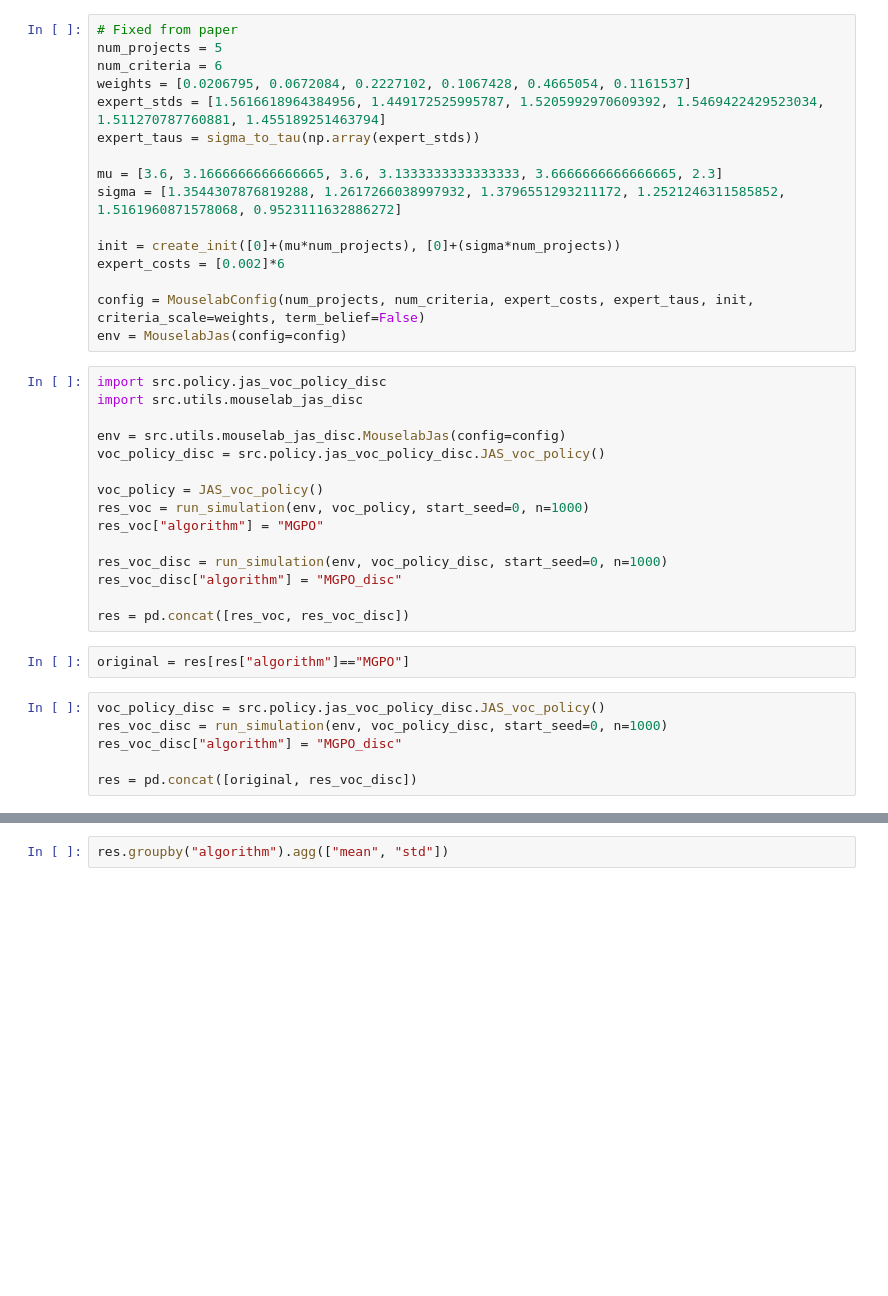
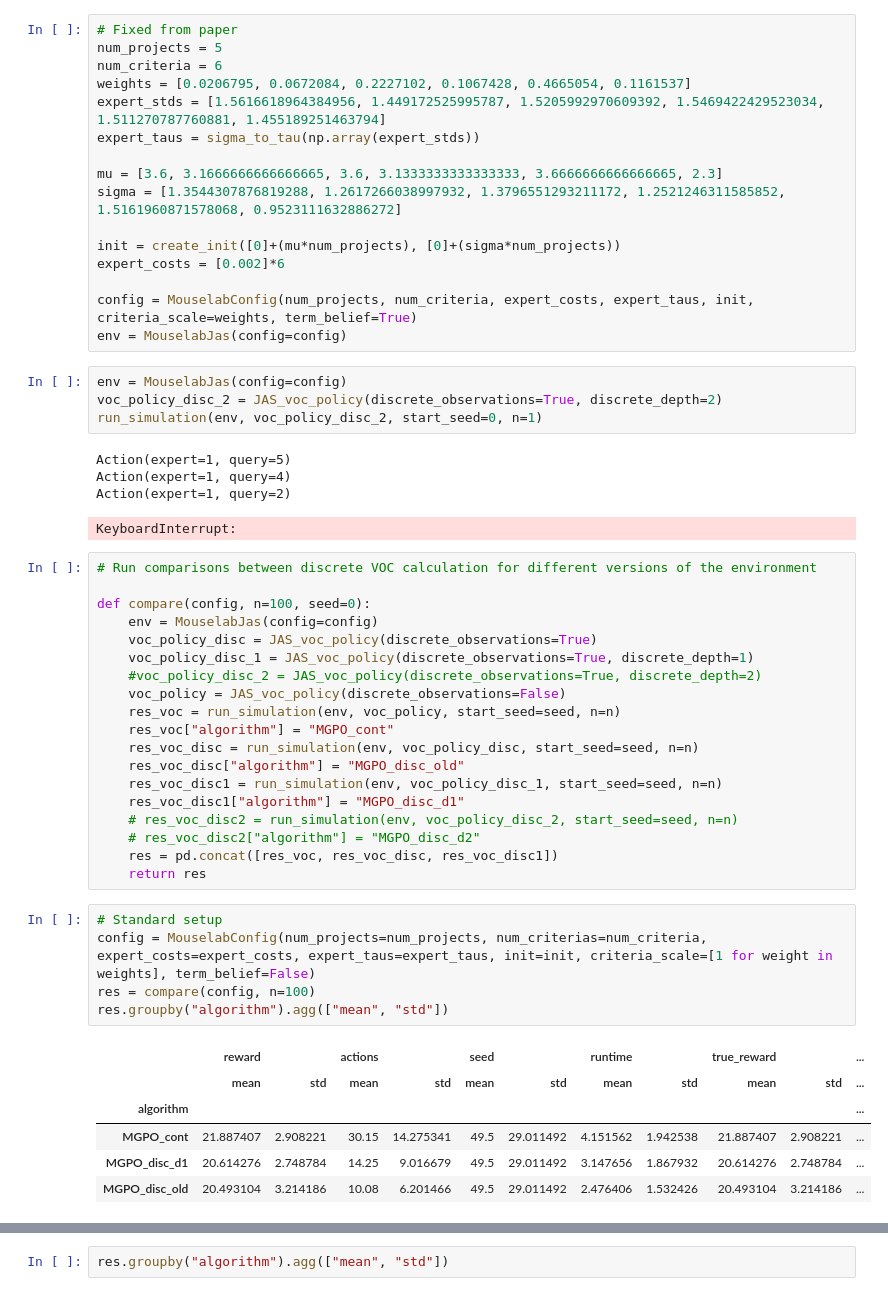
Before and after one commit to lovis-heindrich/MGPS-project-selection, a Jupyter notebook: khalili_env_sim.ipynb, the cells around one changed output, grey strips where cells are left out. Saved outputs shown, nothing was run; the diff lists cells and outputs as text; blank space fills up the shorter version.

```diff
--- a/khalili_env_sim.ipynb
+++ b/khalili_env_sim.ipynb
@@ -27,28 +30,45 @@ sigma = [1.3544307876819288, 1.2617266038997932, 1.3796551293211172, 1.252124631
 init = create_init([0]+(mu*num_projects), [0]+(sigma*num_projects))
 expert_costs = [0.002]*6
 
-config = MouselabConfig(num_projects, num_criteria, expert_costs, expert_taus, init, criteria_scale=weights, term_belief=False)
+config = MouselabConfig(num_projects, num_criteria, expert_costs, expert_taus, init, criteria_scale=weights, term_belief=True)
 env = MouselabJas(config=config)
-# %%
-import src.policy.jas_voc_policy_disc
-import src.utils.mouselab_jas_disc
-
-env = src.utils.mouselab_jas_disc.MouselabJas(config=config)
-voc_policy_disc = src.policy.jas_voc_policy_disc.JAS_voc_policy()
-
-voc_policy = JAS_voc_policy()
-res_voc = run_simulation(env, voc_policy, start_seed=0, n=1000)
-res_voc["algorithm"] = "MGPO"
-
-res_voc_disc = run_simulation(env, voc_policy_disc, start_seed=0, n=1000)
-res_voc_disc["algorithm"] = "MGPO_disc"
-
-res = pd.concat([res_voc, res_voc_disc])
-# %%
-original = res[res["algorithm"]=="MGPO"]
-# %%
-voc_policy_disc = src.policy.jas_voc_policy_disc.JAS_voc_policy()
-res_voc_disc = run_simulation(env, voc_policy_disc, start_seed=0, n=1000)
-res_voc_disc["algorithm"] = "MGPO_disc"
-
-res = pd.concat([original, res_voc_disc])
+# %%
+env = MouselabJas(config=config)
+voc_policy_disc_2 = JAS_voc_policy(discrete_observations=True, discrete_depth=2)
+run_simulation(env, voc_policy_disc_2, start_seed=0, n=1)
+# %% [output]
+Action(expert=1, query=5)
+Action(expert=1, query=4)
+Action(expert=1, query=2)
+KeyboardInterrupt:
+# %%
+# Run comparisons between discrete VOC calculation for different versions of the environment
+
+def compare(config, n=100, seed=0):
+    env = MouselabJas(config=config)
+    voc_policy_disc = JAS_voc_policy(discrete_observations=True)
+    voc_policy_disc_1 = JAS_voc_policy(discrete_observations=True, discrete_depth=1)
+    #voc_policy_disc_2 = JAS_voc_policy(discrete_observations=True, discrete_depth=2)
+    voc_policy = JAS_voc_policy(discrete_observations=False)
+    res_voc = run_simulation(env, voc_policy, start_seed=seed, n=n)
+    res_voc["algorithm"] = "MGPO_cont"
+    res_voc_disc = run_simulation(env, voc_policy_disc, start_seed=seed, n=n)
+    res_voc_disc["algorithm"] = "MGPO_disc_old"
+    res_voc_disc1 = run_simulation(env, voc_policy_disc_1, start_seed=seed, n=n)
+    res_voc_disc1["algorithm"] = "MGPO_disc_d1"
+    # res_voc_disc2 = run_simulation(env, voc_policy_disc_2, start_seed=seed, n=n)
+    # res_voc_disc2["algorithm"] = "MGPO_disc_d2"
+    res = pd.concat([res_voc, res_voc_disc, res_voc_disc1])
+    return res
+# %%
+# Standard setup
+config = MouselabConfig(num_projects=num_projects, num_criterias=num_criteria, expert_costs=expert_costs, expert_taus=expert_taus, init=init, criteria_scale=[1 for weight in weights], term_belief=False)
+res = compare(config, n=100)
+res.groupby("algorithm").agg(["mean", "std"])
+# %% [output]
+|  | reward |  | actions |  | seed |  | runtime |  | true_reward |  | ... |
+|  | mean | std | mean | std | mean | std | mean | std | mean | std | ... |
+| algorithm |  |  |  |  |  |  |  |  |  |  | ... |
+| MGPO_cont | 21.887407 | 2.908221 | 30.15 | 14.275341 | 49.5 | 29.011492 | 4.151562 | 1.942538 | 21.887407 | 2.908221 | ... |
+| MGPO_disc_d1 | 20.614276 | 2.748784 | 14.25 | 9.016679 | 49.5 | 29.011492 | 3.147656 | 1.867932 | 20.614276 | 2.748784 | ... |
+| MGPO_disc_old | 20.493104 | 3.214186 | 10.08 | 6.201466 | 49.5 | 29.011492 | 2.476406 | 1.532426 | 20.493104 | 3.214186 | ... |
```
Also changed, not shown: parts of 3 cells of this notebook, 6 other files.
